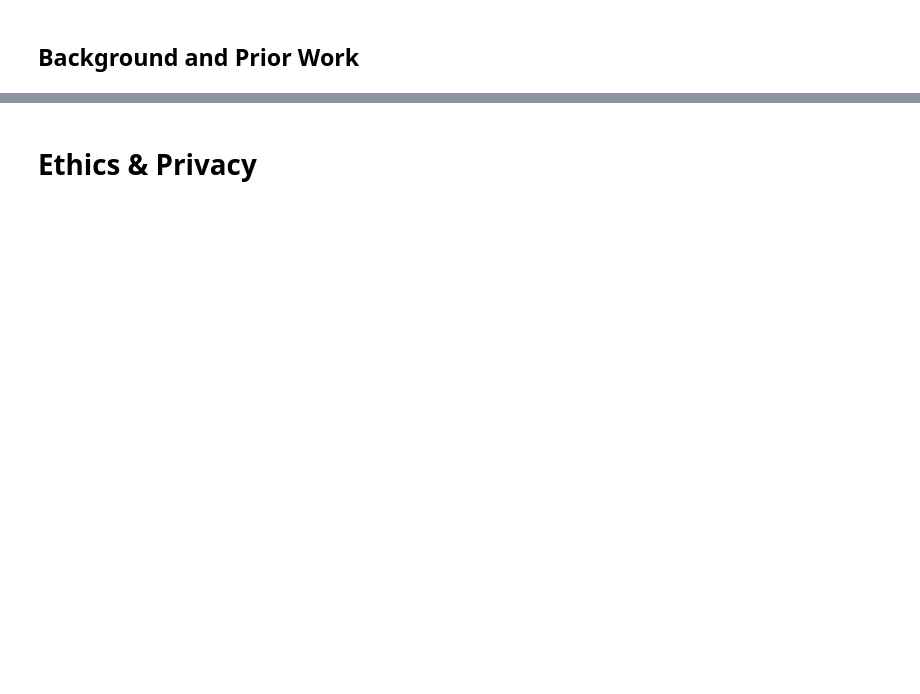
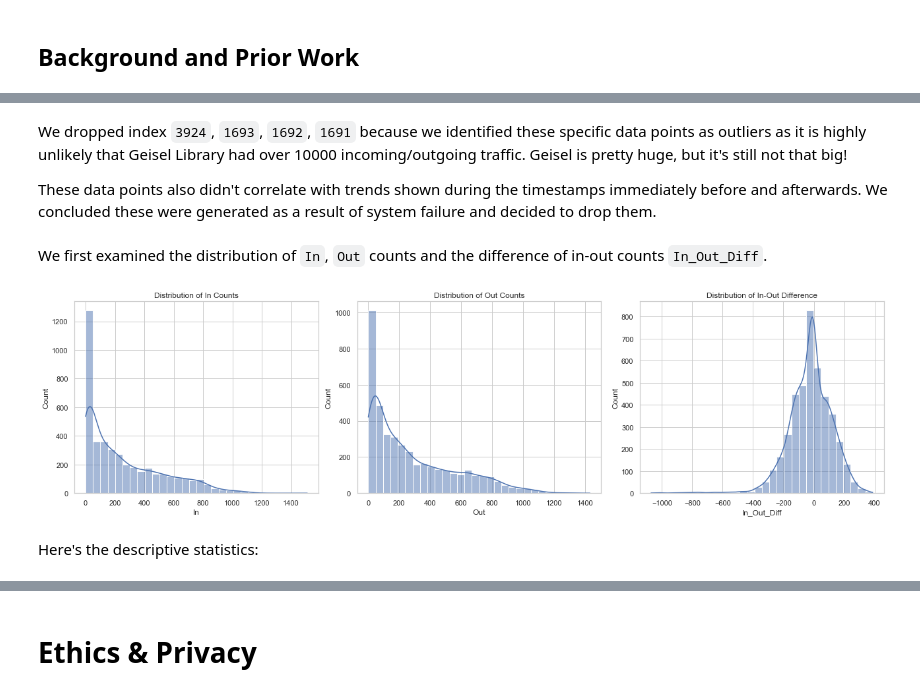
Before and after one commit to Aaron3963/108Test, a Jupyter notebook: FinalProject_Group088_FA23.ipynb, the cells around one changed output, grey strips where cells are left out. Cells and saved outputs as stored; diff of their text form; code cells hidden in the pictures; blank space fills up the shorter version.

```diff
--- a/FinalProject_Group088_FA23.ipynb
+++ b/FinalProject_Group088_FA23.ipynb
@@ -121,0 +127,8 @@ Some more words and stuff.  Remember notebooks work best if you interleave the c
+# %%
+Geisel_Merged_df = Geisel_df.groupby(['datetime', 'Security Gate']).agg({'In': 'sum', 'Out': 'sum'}).reset_index()
+Geisel_Merged_df = Geisel_Merged_df.groupby('datetime').agg({'In': 'sum', 'Out': 'sum'}).reset_index()
+Geisel_Merged_df['In_Out_Diff'] = Geisel_Merged_df['In'] - Geisel_Merged_df['Out']
+
+WongAvery_Merged_df = WongAvery_df.groupby(['datetime', 'Security Gate']).agg({'In': 'sum', 'Out': 'sum'}).reset_index()
+WongAvery_Merged_df = WongAvery_Merged_df.groupby('datetime').agg({'In': 'sum', 'Out': 'sum'}).reset_index()
+WongAvery_Merged_df['In_Out_Diff'] = WongAvery_Merged_df['In'] - WongAvery_Merged_df['Out']
@@ -121,0 +141,16 @@ Some more words and stuff.  Remember notebooks work best if you interleave the c
+# %%
+def keepQuarterDay(dataFrame: pd.DataFrame) -> pd.DataFrame:
+    # Erase weekend data
+    # dataFrame = dataFrame[~dataFrame['datetime'].dt.weekday.isin([5, 6])]
+
+    # Quarter days filter
+    fall_range = (dataFrame['datetime'] >= '2022-09-19') & (dataFrame['datetime'] <= '2022-12-10')
+    winter_range = (dataFrame['datetime'] >= '2023-01-04') & (dataFrame['datetime'] <= '2023-03-15')
+    spring_range = (dataFrame['datetime'] >= '2023-03-29') & (dataFrame['datetime'] <= '2023-06-16')
+
+    return dataFrame[fall_range | winter_range | spring_range]
+
+Geisel_Merged_df = keepQuarterDay(Geisel_Merged_df)
+WongAvery_Merged_df = keepQuarterDay(WongAvery_Merged_df)
+Geisel_df = keepQuarterDay(Geisel_df)
+WongAvery_df = keepQuarterDay(WongAvery_df)
@@ -121,0 +256,29 @@ Some more words and stuff.  Remember notebooks work best if you interleave the c
+# %% [markdown]
+We dropped index `3924`, `1693`, `1692`, `1691` because we identified these specific data points as outliers as it is highly unlikely that Geisel Library had over 10000 incoming/outgoing traffic. Geisel is pretty huge, but it's still not that big!
+
+These data points also didn't correlate with trends shown during the timestamps immediately before and afterwards. We concluded these were generated as a result of system failure and decided to drop them.
+# %%
+Geisel_Merged_df = Geisel_Merged_df.drop([3924, 1693, 1692, 1691]) #Drop outlier index
+# %% [markdown]
+We first examined the distribution of `In`, `Out` counts and the difference of in-out counts `In_Out_Diff`.
+# %%
+fig, axes = plt.subplots(1, 3, figsize = (18, 5))
+
+# Histogram for 'In'
+sns.histplot(Geisel_Merged_df['In'], bins = 30, ax = axes[0], kde = True)
+axes[0].set_title('Distribution of In Counts')
+
+# Histogram for 'Out'
+sns.histplot(Geisel_Merged_df['Out'], bins = 30, ax = axes[1], kde = True)
+axes[1].set_title('Distribution of Out Counts')
+
+# Histogram for 'In_Out_Diff'
+sns.histplot(Geisel_Merged_df['In_Out_Diff'], bins = 30, ax = axes[2], kde = True)
+axes[2].set_title('Distribution of In-Out Difference')
+
+plt.tight_layout()
+plt.show()
+# %% [output]
+[figure, added]
+# %% [markdown]
+Here's the descriptive statistics:
```
Also changed, not shown: parts of 133 cells of this notebook, 9 other files.
